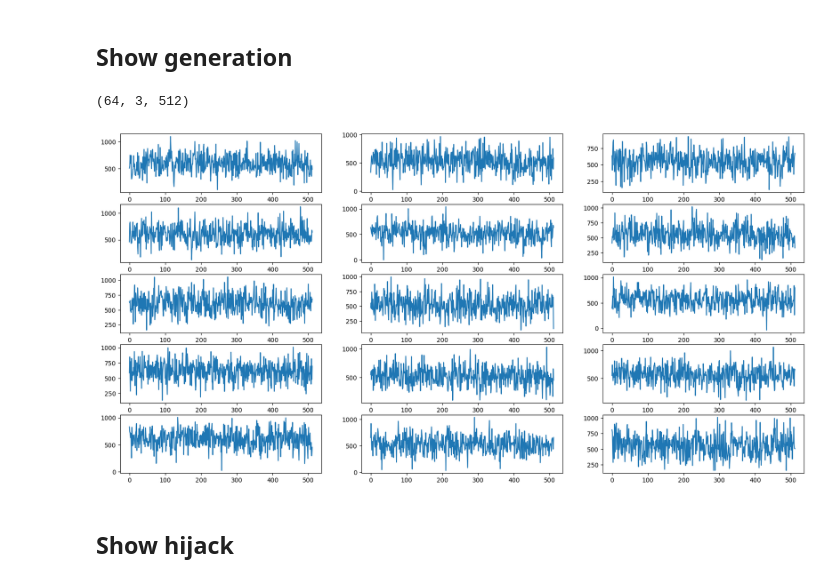
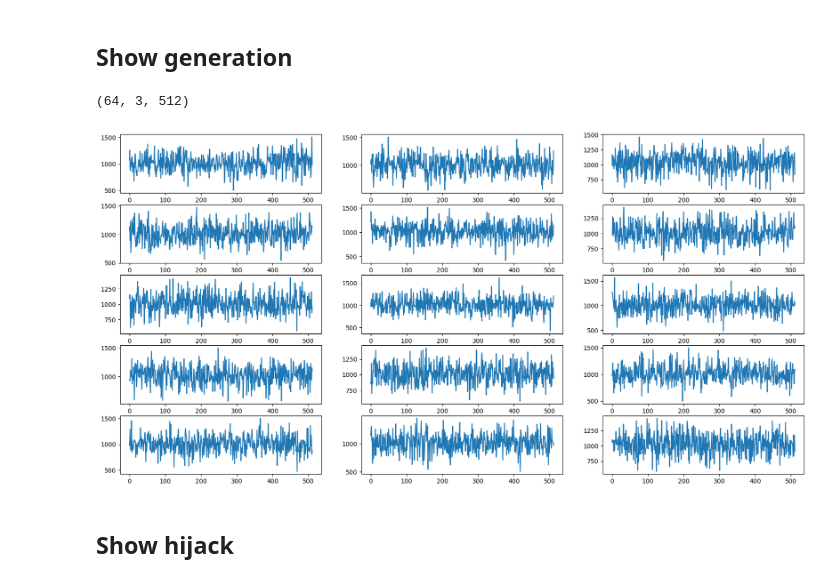
Before and after one commit to detyse/Diff4EEG-inverse, a Jupyter notebook: show.ipynb, the cells around one changed output. Drawn from its saved outputs; the diff is of its cells as text; code cells hidden in the pictures.

```diff
--- a/show.ipynb
+++ b/show.ipynb
@@ -3,30 +3,30 @@
 # %%
 %load_ext autoreload
 %autoreload 2
 
 import os
 import torch
 import numpy as np
 import matplotlib.pyplot as plt
 from utils.utils import frequency_domain
 
 # result_path = '/home/wyl/projects/_BSS_hijack/result/generate'
-data_path = '/home/wyl/projects/_BSS_hijack/result/generate/output_20230412_020637/result.npy' # 'data_file/data_name'
+data_path = r'/home/wyl/projects/_BSS_hijack/result/generate/output_20230524_025409/result.npy' # 'data_file/data_name'
 samples = np.load(data_path)
 
 print(samples.shape)
 
 fig, ax = plt.subplots(5, 3, figsize=(20, 10))
 for row in range(5):
     data = samples[row]
     for col in range(3):
         ax[row, col].plot(samples[row, col])
 
 
 # figure 1:
 # %% [output]
 (64, 3, 512)
-[figure, old version]
+[figure, new version]
 # %%
 import matplotlib.pyplot as plt
 from utils.utils import TSNE
```
Also changed, not shown: parts of 2 cells of this notebook, 39 other files.
